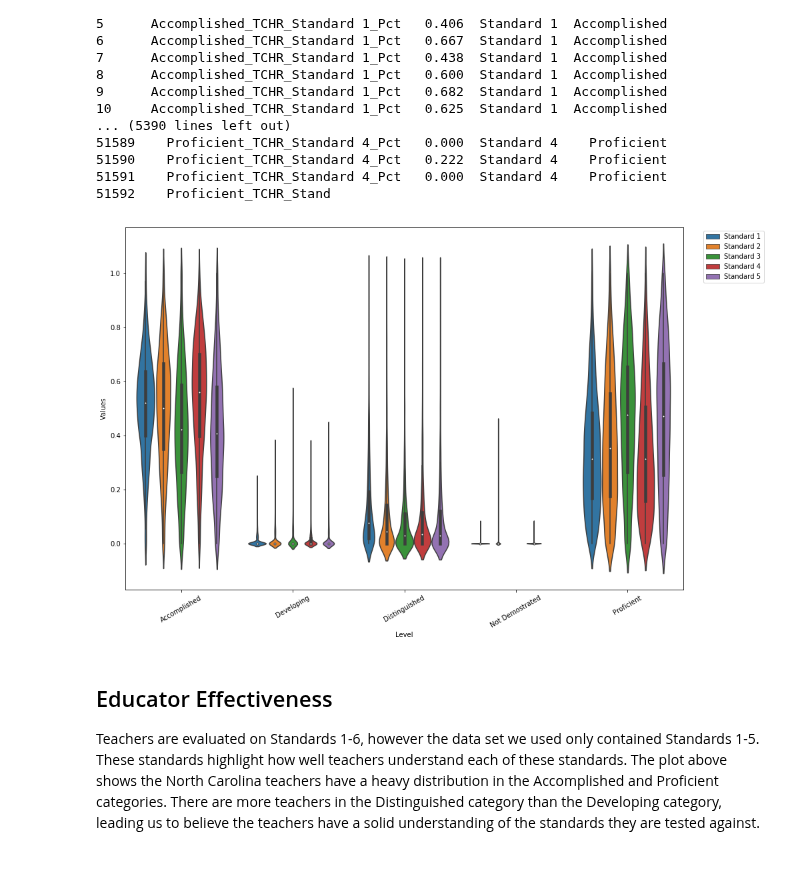
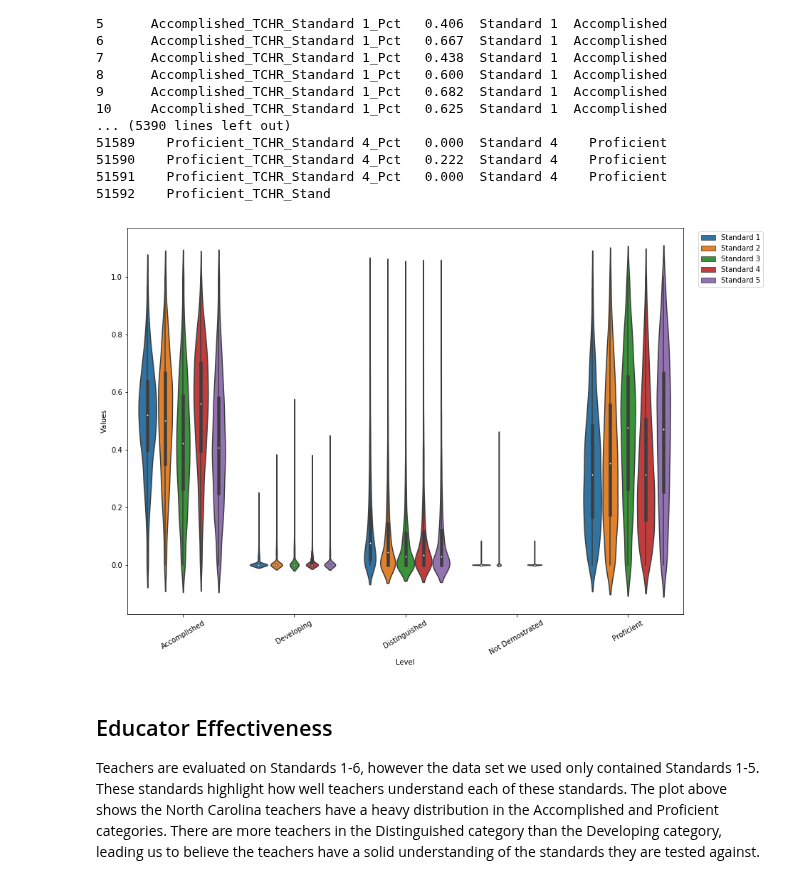
Before and after one commit to stmillett/MSDS7331_NorthCarolinaDataset, a Jupyter notebook: Data Mining - Lab 1.ipynb, the cells around one changed output. Saved outputs shown, nothing was run; the diff lists cells and outputs as text; code cells hidden in the pictures.

```diff
--- a/Data Mining - Lab 1.ipynb
+++ b/Data Mining - Lab 1.ipynb
@@ -381,30 +380,30 @@ print(TCHR_columns)
 51591    Proficient_TCHR_Standard 4_Pct   0.000  Standard 4    Proficient
 51592    Proficient_TCHR_Stand
 # %%
-a4_dims = (15, 10)
+a4_dims = (14, 10)
 fig, ax = plt.subplots(figsize=a4_dims)
 sns.violinplot(ax=ax,x='Level',y='Values',hue='Standard',data=TCHR_columns);
 plt.xticks(rotation=30)
 
 
 leg = plt.legend( loc = 'upper right')
 
 plt.draw() # Draw the figure so you can find the positon of the legend.
 
 # Get the bounding box of the original legend
 bb = leg.get_bbox_to_anchor().inverse_transformed(ax.transAxes)
 
 # Change to location of the legend.
 xOffset = .15
 bb.x0 += xOffset
 bb.x1 += xOffset
 leg.set_bbox_to_anchor(bb, transform = ax.transAxes)
 
 
 # Update the plot
 plt.show()
 # %% [output]
-[figure, old version]
+[figure, new version]
 # %% [markdown]
 ## Educator Effectiveness
 Teachers are evaluated on Standards 1-6, however the data set we used only contained Standards 1-5.  These standards highlight how well teachers understand each of these standards.  The plot above shows the North Carolina teachers have a heavy distribution in the Accomplished and Proficient categories.  There are more teachers in the Distinguished category than the Developing category, leading us to believe the teachers have a solid understanding of the standards they are tested against.
```
Also changed, not shown: parts of 17 cells of this notebook.
